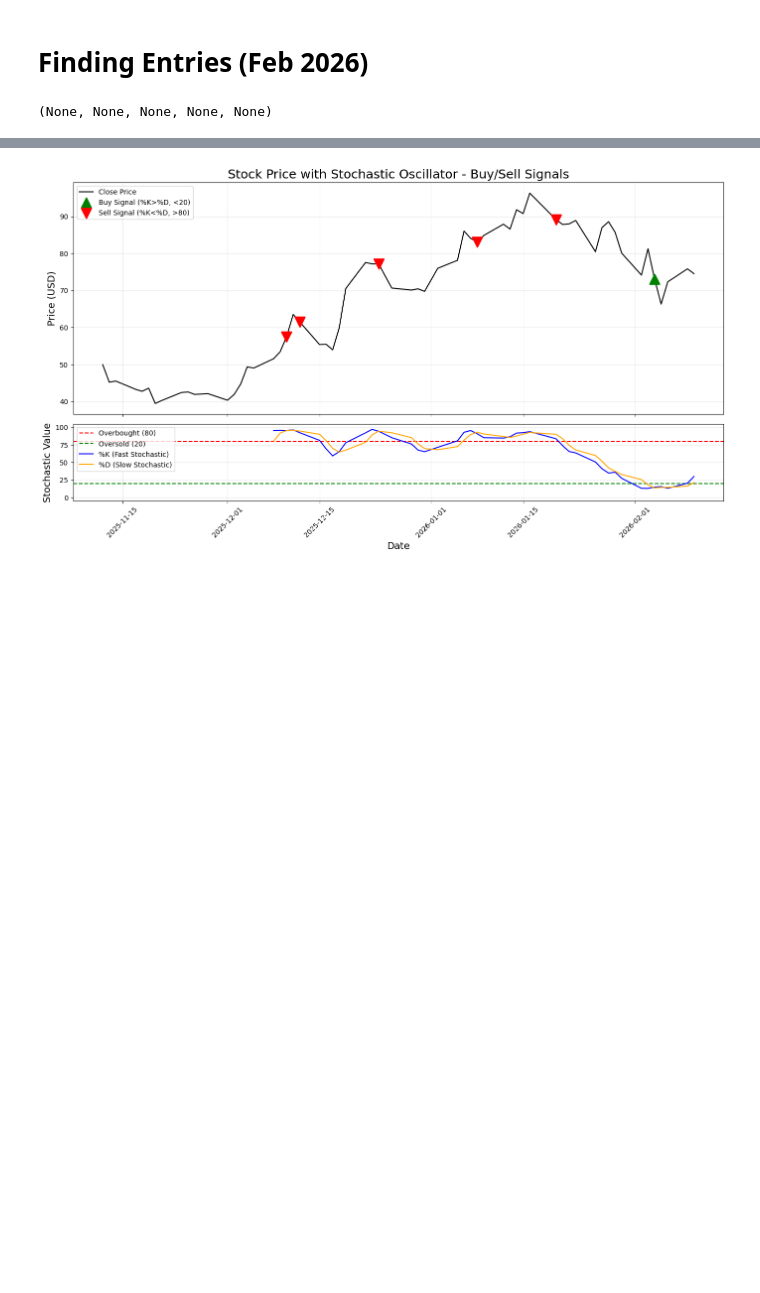
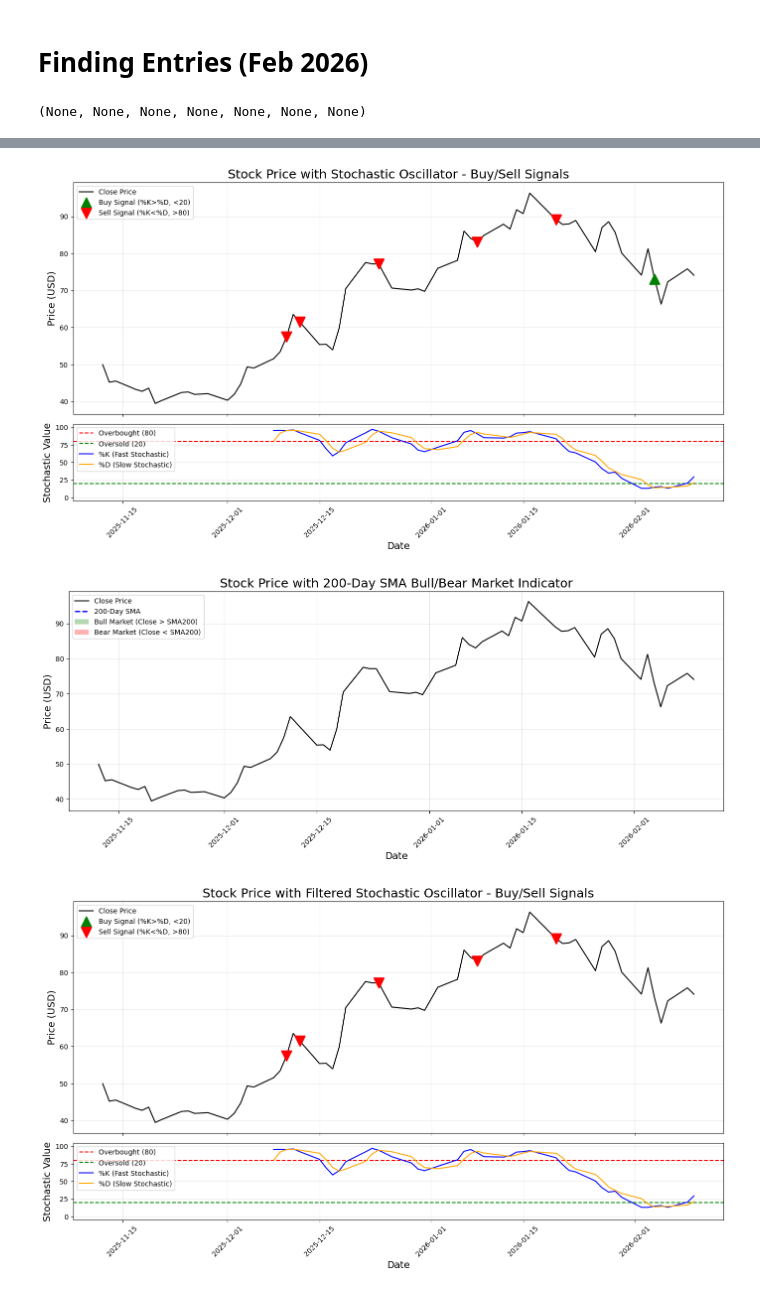
Before and after one commit to JamesDuf/UW-WIM2026-StockAnalysis, a Jupyter notebook: notebook.ipynb, the cells around one changed output, grey strips where cells are left out. Saved outputs shown, nothing was run; the diff lists cells and outputs as text; code cells hidden in the pictures; blank space fills up the shorter version.

Commit message:
Added stochastic with long term filter

```diff
--- a/notebook.ipynb
+++ b/notebook.ipynb
@@ -1621,3 +1675,30 @@ def showSTOCH() -> None:
+# %%
+def showBull() -> None:
+    # Determine Bull or Bear Market
+    # Bull market: Close price > 200-day SMA
+    # Bear market: Close price < 200-day SMA
+
+    plt.figure(figsize=(14, 6))
+    plt.plot(data['Close'], label='Close Price', linewidth=1.5, color='k')
+    plt.plot(data['SMA200'], label='200-Day SMA', linewidth=2, color='blue', linestyle='--')
+
+    # Fill between for bull market (green)
+    plt.fill_between(data.index, data['Close'], data['SMA200'],
+                     where=(data['Close'] > data['SMA200']),
+                     facecolor='green', alpha=0.3, label='Bull Market (Close > SMA200)')
+
+    # Fill between for bear market (red)
+    plt.fill_between(data.index, data['Close'], data['SMA200'],
+                     where=(data['Close'] < data['SMA200']),
+                     facecolor='red', alpha=0.3, label='Bear Market (Close < SMA200)')
+
+    plt.title('Stock Price with 200-Day SMA Bull/Bear Market Indicator', fontsize=18)
+    plt.xlabel('Date', fontsize=14)
+    plt.ylabel('Price (USD)', fontsize=14)
+    plt.legend(fontsize=10, loc='upper left')
+    plt.grid(True, alpha=0.3)
+    plt.xticks(rotation=45)
+    plt.tight_layout()
 # %% [markdown]
 # Finding Entries (Feb 2026)
 # %%
@@ -1656,9 +1742,11 @@ data['%K'], data['%D'] = ta.STOCH(
 # %%
-showRSI(), showEMA(), showMACD(), showBBANDS(), showSTOCH()
+showRSI(), showEMA(), showMACD(), showBBANDS(), showSTOCH(), showBull(), showSTOCH_Filtered()
 # %% [output]
-(None, None, None, None, None)
+(None, None, None, None, None, None, None)
 [figure]
 [figure]
 [figure]
 [figure]
 [figure]
+[figure, added]
+[figure, added]
```
Also changed, not shown: parts of 3 cells of this notebook.
